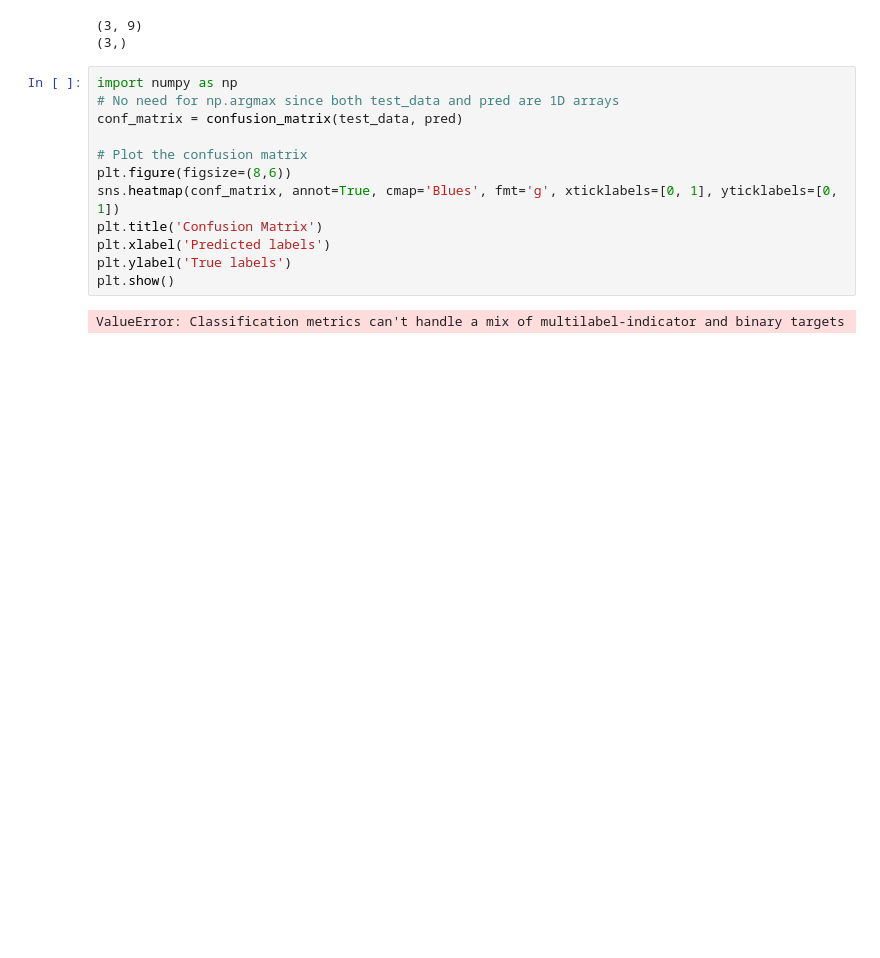
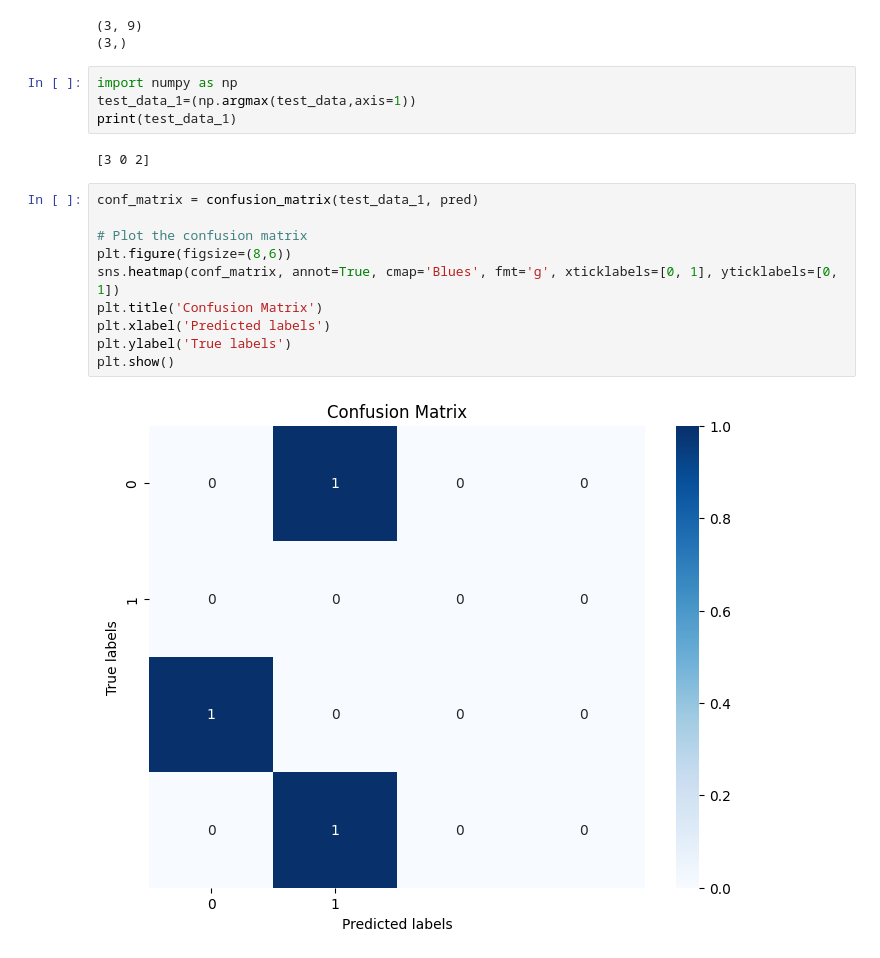
Before and after one commit to Raghavkapil/102267004_ML_CS9, a Jupyter notebook: ML24_25_Assignment5.ipynb, the cells around one changed output. Saved outputs shown, nothing was run; the diff lists cells and outputs as text; blank space fills up the shorter version.

```diff
--- a/ML24_25_Assignment5.ipynb
+++ b/ML24_25_Assignment5.ipynb
@@ -189,17 +168,21 @@ print(pred.shape)
 # %% [output]
 (3, 9)
 (3,)
+# %%
+import numpy as np
+test_data_1=(np.argmax(test_data,axis=1))
+print(test_data_1)
+# %% [output]
+[3 0 2]
 # %%
-import numpy as np
-# No need for np.argmax since both test_data and pred are 1D arrays
-conf_matrix = confusion_matrix(test_data, pred)
+conf_matrix = confusion_matrix(test_data_1, pred)
 
 # Plot the confusion matrix
 plt.figure(figsize=(8,6))
 sns.heatmap(conf_matrix, annot=True, cmap='Blues', fmt='g', xticklabels=[0, 1], yticklabels=[0, 1])
 plt.title('Confusion Matrix')
 plt.xlabel('Predicted labels')
 plt.ylabel('True labels')
 plt.show()
 # %% [output]
-ValueError: Classification metrics can't handle a mix of multilabel-indicator and binary targets
+[figure, added]
```
Also changed, not shown: parts of 5 cells of this notebook, 1 other file.
